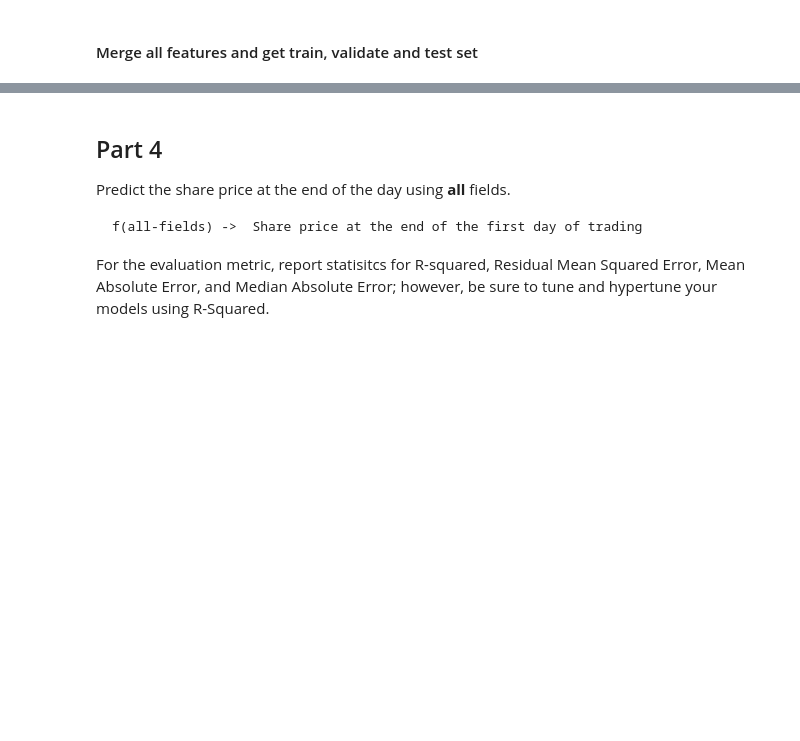
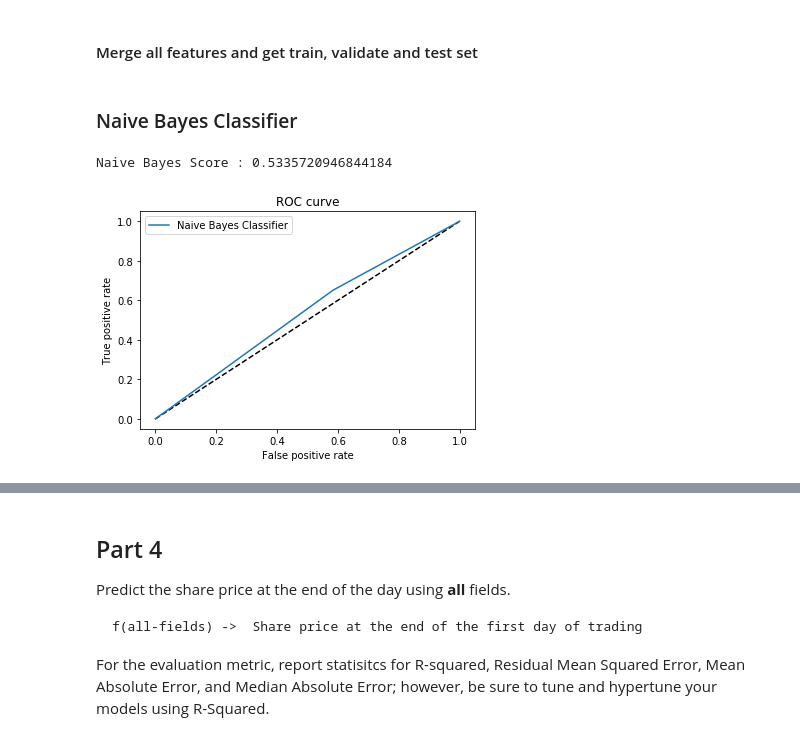
Before and after one commit to mariembelhajali/-Ipo-prediction-, a Jupyter notebook: project_description-2018.ipynb, the cells around one changed output, grey strips where cells are left out. Saved outputs shown, nothing was run; the diff lists cells and outputs as text; code cells hidden in the pictures; blank space fills up the shorter version.

```diff
--- a/project_description-2018.ipynb
+++ b/project_description-2018.ipynb
@@ -574,10 +440,39 @@ Predict whether the closing price is higher than the offering price using __all_
 For the evaluation metric, report the area under the curve (AUC) and plot an ROC graph.
 # %% [markdown]
 #### Merge all features and get train, validate and test set
+# %%
+features = ipo.drop(['Target','Closing_Price'],axis = 1)
+# %%
+for i in range(0,len(ipo_text.columns)):
+    ipo_text.rename(columns={str(i): 'text_'+str(i)}, inplace='True')
+
+all_features = pd.concat([features, ipo_text.drop(columns=['risks_sentences','risks_words'],axis = 1)], axis=1)
+#Will have to remove theses line for full prediction
+#all_features_small = all_features[0:2000].copy()
+all_features_small = all_features.copy()
+target_small = Price_Increase[0:len(all_features_small)].copy()
 # %%
-all_features = pd.concat([text_features, features], axis=1)
-
 # Separate target and features into test and training and validation sets
 seed = 1
-X_train, X_test, y_train, y_test = train_test_split(all_features, target, test_size = 0.2, random_state = seed)
+#X_train, X_test, y_train, y_test = train_test_split(all_features, target, test_size = 0.2, random_state = seed)
+X_train, X_test, y_train, y_test = train_test_split(all_features_small, target_small, test_size = 0.2, random_state = seed)
 X_train_train, X_train_val, y_train_train, y_train_val = train_test_split(X_train, y_train, test_size = 0.25, random_state = seed)
+# %% [markdown]
+###  Naive Bayes Classifier
+# %%
+# Define pipeline
+from sklearn import datasets
+from sklearn.naive_bayes import GaussianNB
+estimators = []
+estimators.append(('sd',StandardScaler()))
+estimators.append(('gnb_clf', GaussianNB(priors=None) ))
+nb_pipe = Pipeline(estimators)
+
+nb_pipe.fit(X_train,y_train)
+y_pred_gb = nb_pipe.predict_proba(X_test)
+score = roc_auc_score(y_test, y_pred_gb[:,1])
+print("Naive Bayes Score : "+str(score))
+plot_roc_curve_('Naive Bayes Classifier',y_pred_gb,y_test)
+# %% [output]
+Naive Bayes Score : 0.5335720946844184
+[figure, added]
```
Also changed, not shown: parts of 65 cells of this notebook.
